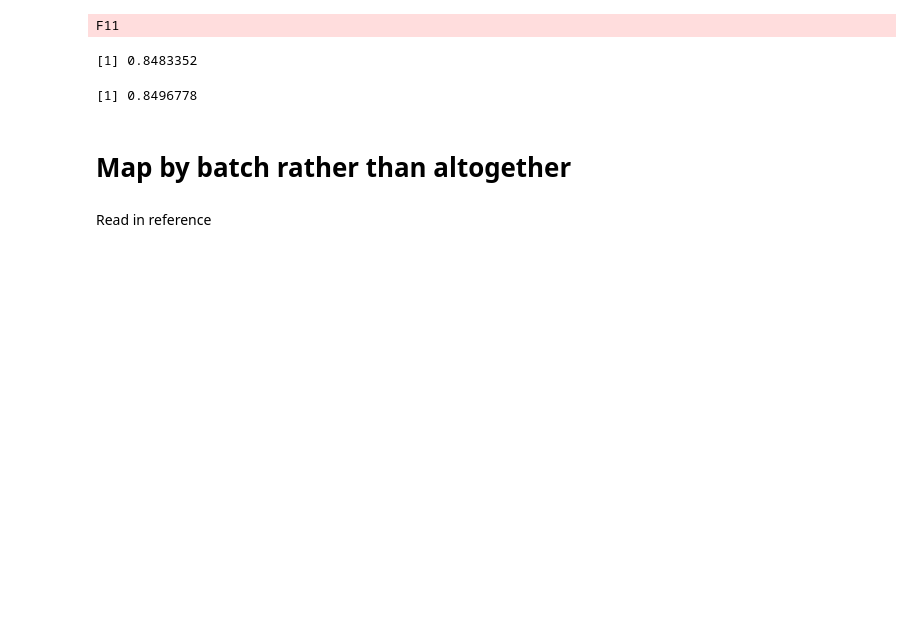
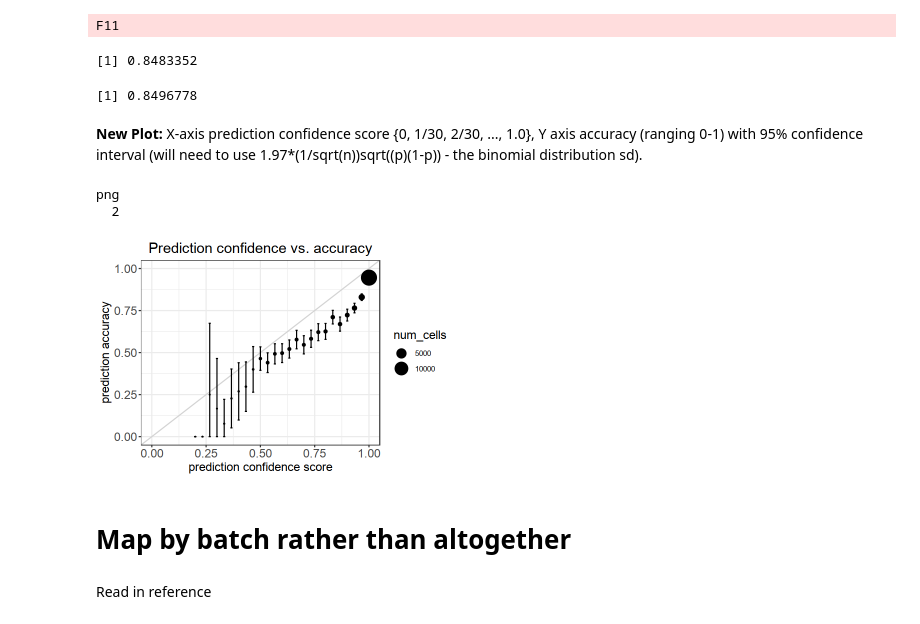
Before and after one commit to immunogenomics/symphony_reproducibility, a Jupyter notebook: fetal_liver/Fig5_fetal_liver.ipynb, the cells around one changed output. Drawn from its saved outputs; the diff is of its cells as text; code cells hidden in the pictures; blank space fills up the shorter version.

```diff
--- a/fetal_liver/Fig5_fetal_liver.ipynb
+++ b/fetal_liver/Fig5_fetal_liver.ipynb
@@ -462,3 +462,7 @@ F11
 symphony::evaluate(query$meta_data$cell.labels, query$meta_data$cell_type_pred_knn)$Acc
 # %% [output]
 [1] 0.8496778
+# %% [markdown]
+**New Plot:**
+X-axis prediction confidence score {0, 1/30, 2/30, ..., 1.0}, Y axis accuracy (ranging 0-1)
+with 95% confidence interval (will need to use 1.97*(1/sqrt(n))sqrt((p)(1-p)) - the binomial distribution sd).
@@ -465,3 +491,42 @@ symphony::evaluate(query$meta_data$cell.labels, query$meta_data$cell_type_pred_k
+# %%
+# Predict query cell types
+set.seed(0)
+query = knnPredict2(query, reference,
+                   train_labels = reference$meta_data$cell.labels, k = 30, confidence = TRUE)
+# %%
+results = NULL
+for (score in unique(query$meta_data$cell_type_pred_knn_prob)) {
+    query_subset = query$meta_data[which(query$meta_data$cell_type_pred_knn_prob == score),]
+    n = length(query_subset$correct_pred)
+    acc = sum(query_subset$correct_pred) / n
+    ci = 1.96 * sqrt(acc * (1 - acc) / n)
+    upper = min(acc + ci, 1)
+    lower = max(acc - ci, 0)
+    results = rbind(results, c(score, n, acc, ci, upper, lower))
+}
+colnames(results) = c('score', 'num_cells', 'acc', 'ci', 'upper', 'lower')
+results = as.data.frame(results)
+# %%
+fig.size(4, 6)
+pdf(paste('figs/kNN_prob_conf-vs-acc.pdf', sep = ''), height = 4,  width = 6, useDingbats=FALSE)
+p = ggplot(results, aes(x=score, y=acc)) + geom_abline(color = 'lightgray') +
+    geom_errorbar(aes(ymin=upper, ymax=lower, width=.01)) +
+    geom_point(aes(size = num_cells)) +
+    #geom_ribbon(aes(ymin = lower, ymax = upper), alpha = 0.2) +
+    theme_bw() + ylab('prediction accuracy') + xlab('prediction confidence score') +
+    theme(axis.title=element_text(size=14), title=element_text(size=14)) +
+    ylim(0, 1) + xlim(0, 1) +
+    ggtitle('Prediction confidence vs. accuracy') +
+    theme(plot.title = element_text(hjust = 0.5)) +
+    scale_size(range = c(0, 8)) + theme(axis.text = element_text(size=14))
+
+print(p)
+dev.off()
+p
+# %% [output]
+png
+  2
+[figure, added]
 # %% [markdown]
 # Map by batch rather than altogether
 # %% [markdown]
```
Also changed, not shown: parts of 2 cells of this notebook, 2 other files.
